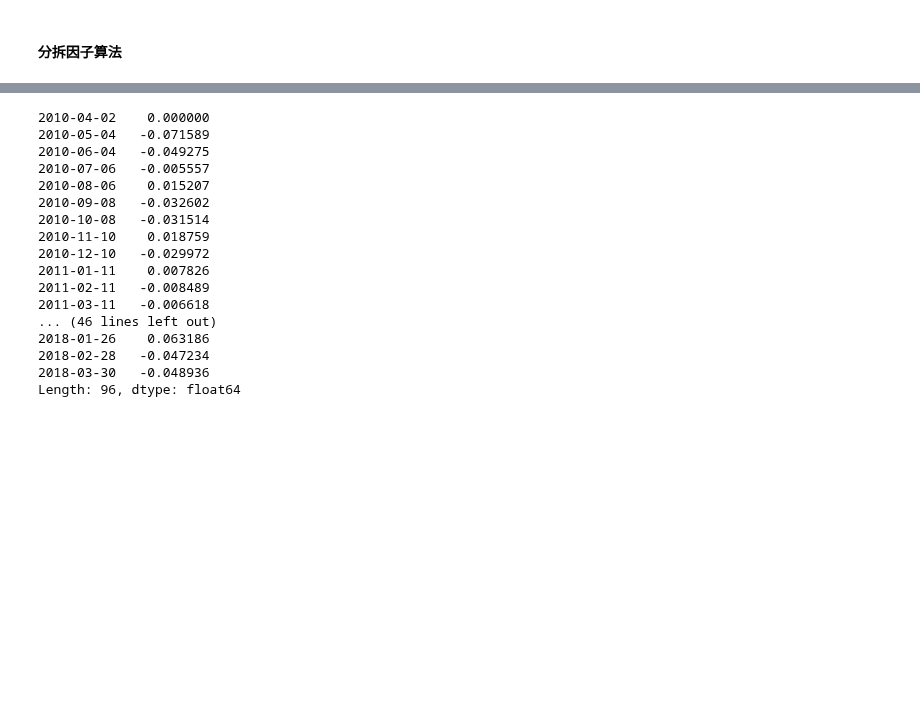
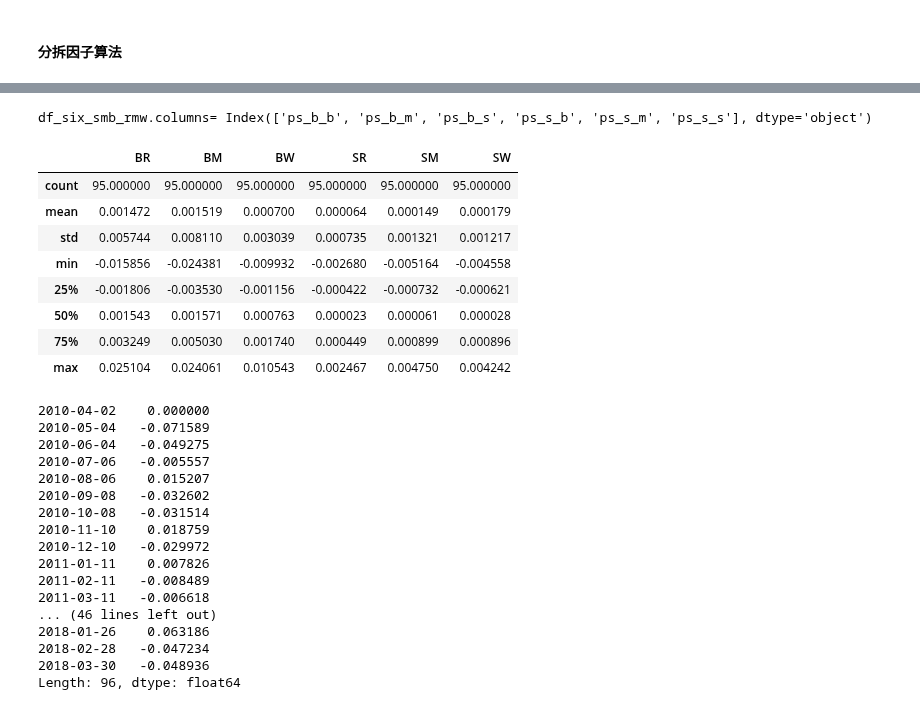
Before and after one commit to brainee/fama, a Jupyter notebook: fama5/zy-fama-frech-5-split-factor.ipynb, the cells around one changed output, grey strips where cells are left out. Drawn from its saved outputs; the diff is of its cells as text; code cells hidden in the pictures; blank space fills up the shorter version.

```diff
--- a/fama5/zy-fama-frech-5-split-factor.ipynb
+++ b/fama5/zy-fama-frech-5-split-factor.ipynb
@@ -599,0 +686,16 @@ def get_single_group(index_date,group,return_data,df_market_cap,recordnan):
+# %%
+print("df_six_smb_rmw.columns=",df_six_smb_rmw.columns)
+l_columns_names=["BR","BM","BW","SR","SM","SW"]
+df_six_smb_rmw.columns=l_columns_names
+df_six_smb_rmw.describe()
+# %% [output]
+df_six_smb_rmw.columns= Index(['ps_b_b', 'ps_b_m', 'ps_b_s', 'ps_s_b', 'ps_s_m', 'ps_s_s'], dtype='object')
+|  | BR | BM | BW | SR | SM | SW |
+| count | 95.000000 | 95.000000 | 95.000000 | 95.000000 | 95.000000 | 95.000000 |
+| mean | 0.001472 | 0.001519 | 0.000700 | 0.000064 | 0.000149 | 0.000179 |
+| std | 0.005744 | 0.008110 | 0.003039 | 0.000735 | 0.001321 | 0.001217 |
+| min | -0.015856 | -0.024381 | -0.009932 | -0.002680 | -0.005164 | -0.004558 |
+| 25% | -0.001806 | -0.003530 | -0.001156 | -0.000422 | -0.000732 | -0.000621 |
+| 50% | 0.001543 | 0.001571 | 0.000763 | 0.000023 | 0.000061 | 0.000028 |
+| 75% | 0.003249 | 0.005030 | 0.001740 | 0.000449 | 0.000899 | 0.000896 |
+| max | 0.025104 | 0.024061 | 0.010543 | 0.002467 | 0.004750 | 0.004242 |
```
Also changed, not shown: parts of 24 cells of this notebook, 1 other file.
